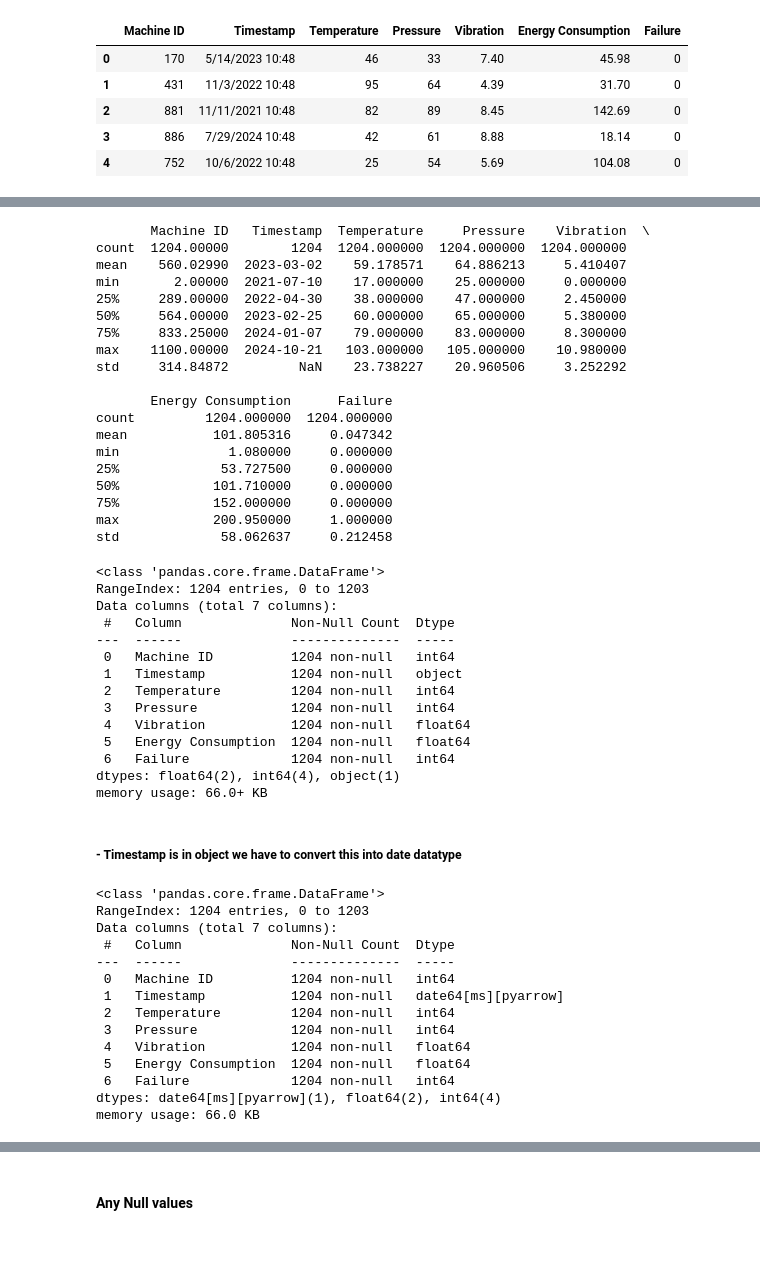
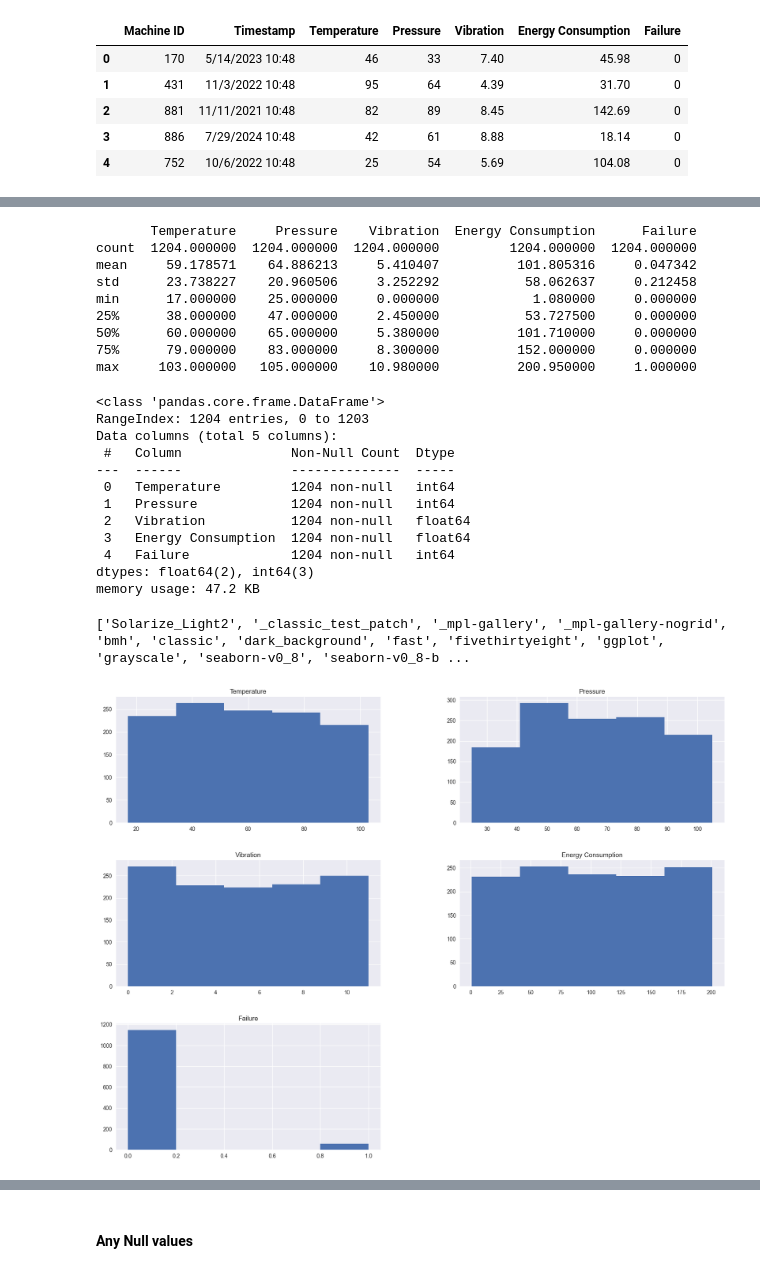
Before and after one commit to AWS-Cloud-Club-Mehran-UET/HacktoberFest-Hackathon, a Jupyter notebook: Issue1.ipynb, the cells around one changed output, grey strips where cells are left out. Saved outputs shown, nothing was run; the diff lists cells and outputs as text; code cells hidden in the pictures; blank space fills up the shorter version.

Commit message:
Added Visualizations

```diff
--- a/Issue1.ipynb
+++ b/Issue1.ipynb
@@ -16,3 +16,6 @@ df.head()
 | 2 | 881 | 11/11/2021 10:48 | 82 | 89 | 8.45 | 142.69 | 0 |
 | 3 | 886 | 7/29/2024 10:48 | 42 | 61 | 8.88 | 18.14 | 0 |
 | 4 | 752 | 10/6/2022 10:48 | 25 | 54 | 5.69 | 104.08 | 0 |
+# %%
+df= df.drop(['Machine ID','Timestamp'], axis=1)
+df.head()
@@ -19,60 +29,27 @@ df.head()
 # %%
 print(df.describe())
 # %% [output]
-       Machine ID   Timestamp  Temperature     Pressure    Vibration  \
-count  1204.00000        1204  1204.000000  1204.000000  1204.000000
-mean    560.02990  2023-03-02    59.178571    64.886213     5.410407
-min       2.00000  2021-07-10    17.000000    25.000000     0.000000
-25%     289.00000  2022-04-30    38.000000    47.000000     2.450000
-50%     564.00000  2023-02-25    60.000000    65.000000     5.380000
-75%     833.25000  2024-01-07    79.000000    83.000000     8.300000
-max    1100.00000  2024-10-21   103.000000   105.000000    10.980000
-std     314.84872         NaN    23.738227    20.960506     3.252292
-
-       Energy Consumption      Failure
-count         1204.000000  1204.000000
-mean           101.805316     0.047342
-min              1.080000     0.000000
-25%             53.727500     0.000000
-50%            101.710000     0.000000
-75%            152.000000     0.000000
-max            200.950000     1.000000
-std             58.062637     0.212458
+       Temperature     Pressure    Vibration  Energy Consumption      Failure
+count  1204.000000  1204.000000  1204.000000         1204.000000  1204.000000
+mean     59.178571    64.886213     5.410407          101.805316     0.047342
+std      23.738227    20.960506     3.252292           58.062637     0.212458
+min      17.000000    25.000000     0.000000            1.080000     0.000000
+25%      38.000000    47.000000     2.450000           53.727500     0.000000
+50%      60.000000    65.000000     5.380000          101.710000     0.000000
+75%      79.000000    83.000000     8.300000          152.000000     0.000000
+max     103.000000   105.000000    10.980000          200.950000     1.000000
 # %%
 df.info()
 # %% [output]
 <class 'pandas.core.frame.DataFrame'>
 RangeIndex: 1204 entries, 0 to 1203
-Data columns (total 7 columns):
+Data columns (total 5 columns):
  #   Column              Non-Null Count  Dtype
 ---  ------              --------------  -----
- 0   Machine ID          1204 non-null   int64
- 1   Timestamp           1204 non-null   object
- 2   Temperature         1204 non-null   int64
- 3   Pressure            1204 non-null   int64
- 4   Vibration           1204 non-null   float64
- 5   Energy Consumption  1204 non-null   float64
- 6   Failure             1204 non-null   int64
-dtypes: float64(2), int64(4), object(1)
-memory usage: 66.0+ KB
+ 0   Temperature         1204 non-null   int64
+ 1   Pressure            1204 non-null   int64
+ 2   Vibration           1204 non-null   float64
+ 3   Energy Consumption  1204 non-null   float64
+ 4   Failure             1204 non-null   int64
+dtypes: float64(2), int64(3)
+memory usage: 47.2 KB
-# %% [markdown]
-#####  - Timestamp is in object we have to convert this into date datatype
-# %%
-df["Timestamp"] = df["Timestamp"].astype("date64[pyarrow]")
-# %%
-df.info()
-# %% [output]
-<class 'pandas.core.frame.DataFrame'>
-RangeIndex: 1204 entries, 0 to 1203
-Data columns (total 7 columns):
- #   Column              Non-Null Count  Dtype
----  ------              --------------  -----
- 0   Machine ID          1204 non-null   int64
- 1   Timestamp           1204 non-null   date64[ms][pyarrow]
- 2   Temperature         1204 non-null   int64
- 3   Pressure            1204 non-null   int64
- 4   Vibration           1204 non-null   float64
- 5   Energy Consumption  1204 non-null   float64
- 6   Failure             1204 non-null   int64
-dtypes: date64[ms][pyarrow](1), float64(2), int64(4)
-memory usage: 66.0 KB
@@ -78,0 +59,8 @@ memory usage: 66.0 KB
+# %%
+print(plt.style.available)
+plt.style.use('seaborn-v0_8')
+df.hist(bins=5 , figsize=(20,15))
+plt.show()
+# %% [output]
+['Solarize_Light2', '_classic_test_patch', '_mpl-gallery', '_mpl-gallery-nogrid', 'bmh', 'classic', 'dark_background', 'fast', 'fivethirtyeight', 'ggplot', 'grayscale', 'seaborn-v0_8', 'seaborn-v0_8-b ...
+[figure, added]
```
Also changed, not shown: parts of 17 cells of this notebook.
